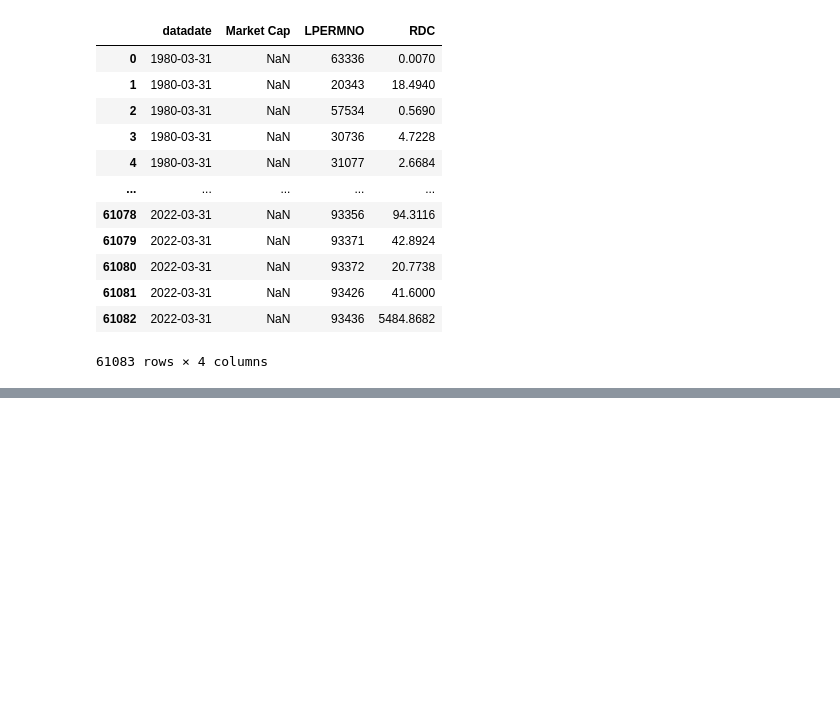
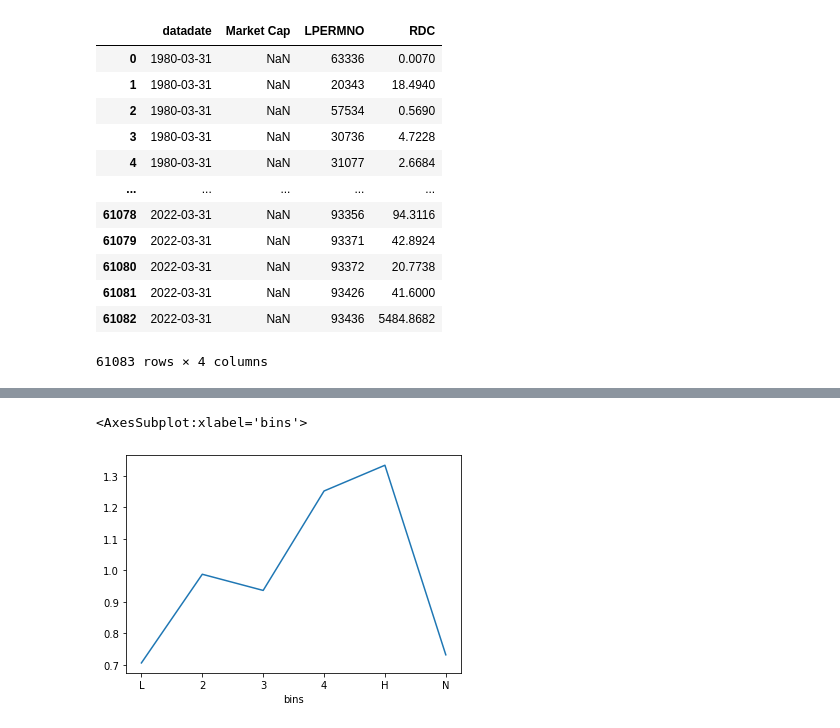
Before and after one commit to AmritSd/Does_R-D_Matter, a Jupyter notebook: rudra_rd_trading.ipynb, the cells around one changed output, grey strips where cells are left out. Cells and saved outputs as stored; diff of their text form; code cells hidden in the pictures; blank space fills up the shorter version.

```diff
--- a/rudra_rd_trading.ipynb
+++ b/rudra_rd_trading.ipynb
@@ -319,0 +762,5 @@ rd_firms["RDC/Market Cap"] = rd_firms["RDC"] / rd_firms["Market Cap"]
+# %%
+extra.groupby("bins")["Excess Returns"].mean()[order].plot()
+# %% [output]
+<AxesSubplot:xlabel='bins'>
+[figure, added]
```
Also changed, not shown: parts of 76 cells of this notebook.
